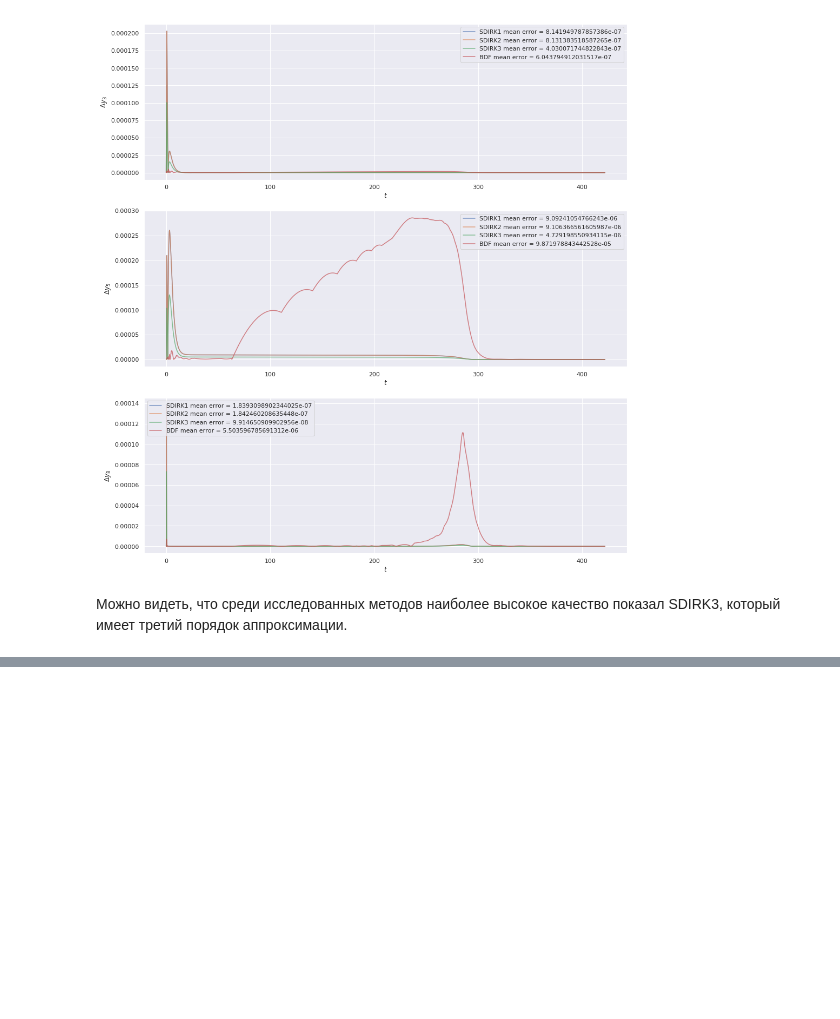
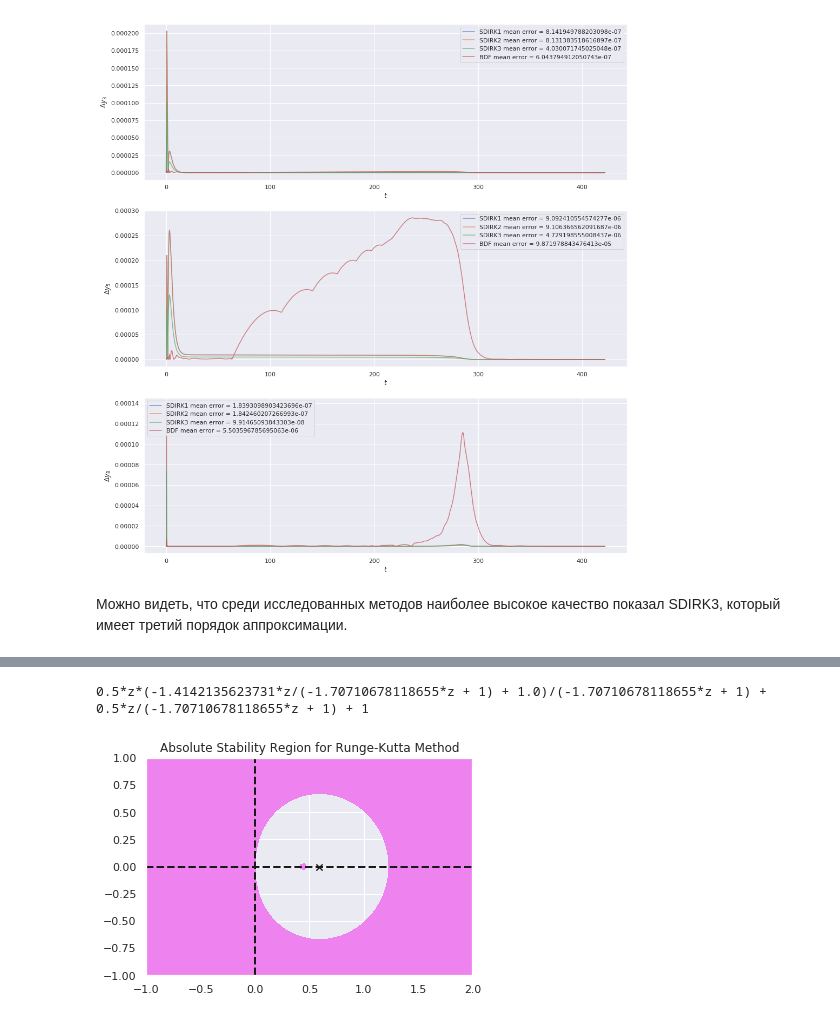
Before and after one commit to Ilushik2347/calc_math_hometask, a Jupyter notebook: hometask2.1.ipynb, the cells around one changed output, grey strips where cells are left out. Cells and saved outputs as stored; diff of their text form; code cells hidden in the pictures; blank space fills up the shorter version.

```diff
--- a/hometask2.1.ipynb
+++ b/hometask2.1.ipynb
@@ -28,7 +30,7 @@ def f(t, y):
     ])
 
 t0, te = 0, 421.8122
-tol_newton = 1e-9
+tol_newton = 1e-8
 init = array([1, 0, 0, 0, 0, 0, 0, 0.0057])
 # %% [markdown]
 ## Часть 0. Эталонное решение
@@ -127,0 +131,7 @@ for i, ax in enumerate(axes.flatten()):
+# %%
+SD1=rk.RungeKuttaMethod(sdirk1.A, sdirk1.b)
+SD1.plot_stability_region(N=100, color='violet', bounds=[-1, 2, -1, 1])
+SD1.stability_function_unexpanded()
+# %% [output]
+0.5*z*(-1.4142135623731*z/(-1.70710678118655*z + 1) + 1.0)/(-1.70710678118655*z + 1) + 0.5*z/(-1.70710678118655*z + 1) + 1
+[figure, added]
```
Also changed, not shown: parts of 15 cells of this notebook, 1 other file.
